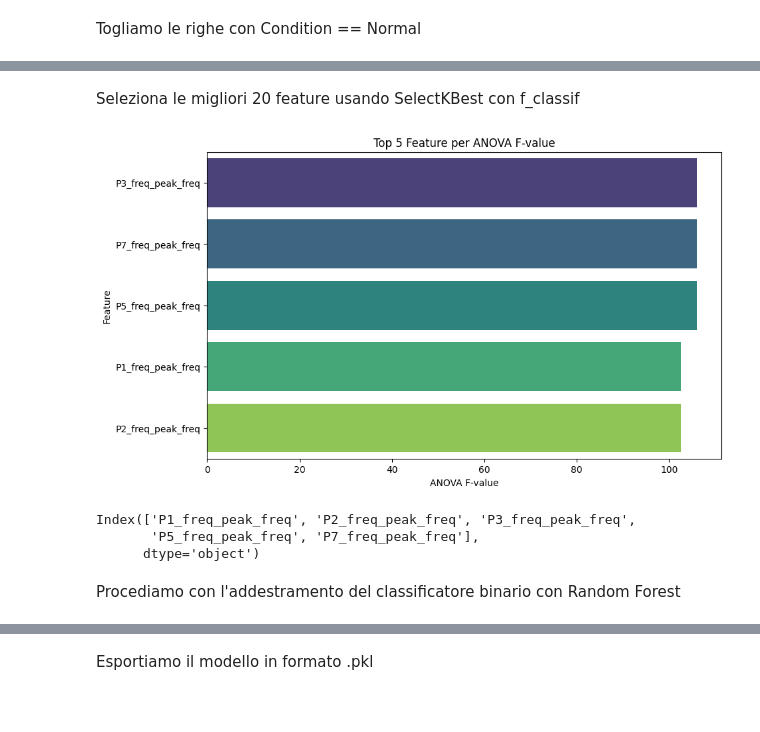
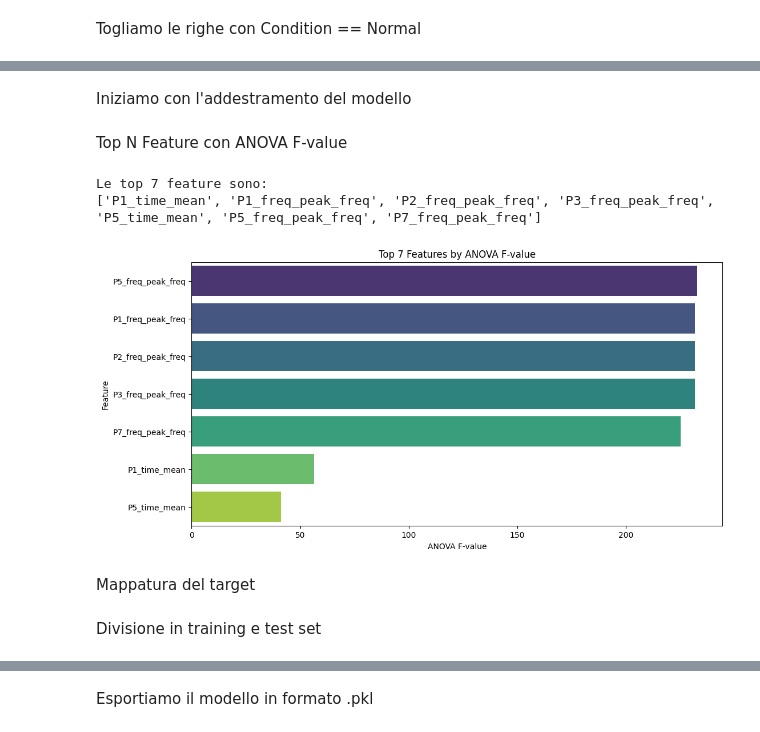
Before and after one commit to enricopierga/C2_PHM_AsiaPacific_2023, a Jupyter notebook: task2/task2.ipynb, the cells around one changed output, grey strips where cells are left out. Saved outputs shown, nothing was run; the diff lists cells and outputs as text; code cells hidden in the pictures; blank space fills up the shorter version.

Commit message:
Task 1 e Task 2 cambiati con introduzione del dataset splittato, Isolation Forest per rintracciare gli outlier (Unknown) e infine Random Forest per classificare le Anomaly dai Fault

```diff
--- a/task2/task2.ipynb
+++ b/task2/task2.ipynb
@@ -239,11 +185,7 @@ df_pca[["Case", "Cluster"]]
 # %%
 path_dataframes = os.path.join("..", "dataset", "dataframes")
-file_path = os.path.join(path_dataframes, "train_data_aggregated.pkl")
+file_path = os.path.join(path_dataframes, "train_data_aggregated_split.pkl")
 
 df_train_aggregated = pd.read_pickle(file_path)
-
-print("Il Dataframe train_data_aggregated.pkl è il seguente:")
-print(df_train_aggregated.head())
-
-print("\nLa dimensione è:", df_train_aggregated.shape)
+df_train_aggregated
 # %% [output]
@@ -269,3 +204,0 @@ Lasciamo solo le colonne che servono
-# %%
-df_train_aggregated = df_train_aggregated.drop(['Spacecraft','SV1', 'SV2', 'SV3', 'SV4', 'BP1', 'BP2', 'BP3', 'BP4', 'BP5', 'BP6', 'BP7', 'BV1'], axis=1)
-df_train_aggregated
@@ -305,42 +318,46 @@ df_train_aggregated
+# %% [markdown]
+Iniziamo con l'addestramento del modello
 # %%
 import pandas as pd
 import numpy as np
 import matplotlib.pyplot as plt
 import seaborn as sns
 
-from sklearn.feature_selection import SelectKBest, f_classif
 from sklearn.model_selection import train_test_split
 from sklearn.ensemble import RandomForestClassifier
 from sklearn.metrics import confusion_matrix, classification_report, accuracy_score
 
-# Supponiamo che df_train_aggregated sia già caricato nel workspace
-# e che contenga la colonna "Condition" (target) e le altre colonne come feature.
-
 # 1. Separazione delle feature e del target
-X = df_train_aggregated.drop(columns=["Condition", "Case"])
-y = df_train_aggregated["Condition"]
+X = df_res.drop(columns=['Condition'])
+y = df_res["Condition"]
-# %% [markdown]
-Seleziona le migliori 20 feature usando SelectKBest con f_classif
+# %% [markdown]
+Top N Feature con ANOVA F-value
 # %%
-selector = SelectKBest(score_func=f_classif, k=5)
+from sklearn.feature_selection import SelectKBest, f_classif
+
+n = 7  # Numero di feature da selezionare
+selector = SelectKBest(score_func=f_classif, k=n)
 X_selected = selector.fit_transform(X, y)
 selected_features = X.columns[selector.get_support()]
+print("Le top {} feature sono:".format(n))
+print(selected_features.tolist())
 
-# Creiamo una Series con tutti gli F-value
-f_values_all = pd.Series(selector.scores_, index=X.columns)
-# Estraiamo solo quelli delle feature selezionate e li ordiniamo in ordine decrescente
-f_values_top5 = f_values_all[selected_features].sort_values(ascending=False)
+# 3. Visualizzazione degli F-value delle top n feature tramite istogramma
+# Creiamo una Series con gli F-value per tutte le feature
+f_scores = pd.Series(selector.scores_, index=X.columns)
 
-plt.figure(figsize=(10,6))
-sns.barplot(x=f_values_top5.values, y=f_values_top5.index, hue=f_values_top5.index, palette='viridis', dodge=False)
+# Estraiamo gli F-value solo delle feature selezionate e li ordiniamo in ordine decrescente
+topn_f_scores = f_scores[selected_features].sort_values(ascending=False)
+
+plt.figure(figsize=(12,6))
+ax = sns.barplot(x=topn_f_scores.values, y=topn_f_scores.index, hue=topn_f_scores.index, palette='viridis', dodge=False)
 plt.xlabel("ANOVA F-value")
 plt.ylabel("Feature")
-plt.title("Top 5 Feature per ANOVA F-value")
+plt.title("Top {} Features by ANOVA F-value".format(n))
 plt.show()
 # %% [output]
+Le top 7 feature sono:
+['P1_time_mean', 'P1_freq_peak_freq', 'P2_freq_peak_freq', 'P3_freq_peak_freq', 'P5_time_mean', 'P5_freq_peak_freq', 'P7_freq_peak_freq']
-[figure, old version]
+[figure, new version]
-Index(['P1_freq_peak_freq', 'P2_freq_peak_freq', 'P3_freq_peak_freq',
-       'P5_freq_peak_freq', 'P7_freq_peak_freq'],
-      dtype='object')
-# %% [markdown]
-Procediamo con l'addestramento del classificatore binario con Random Forest
+# %% [markdown]
+Mappatura del target
@@ -346,0 +366,2 @@ Procediamo con l'addestramento del classificatore binario con Random Forest
+# %% [markdown]
+Divisione in training e test set
```
Also changed, not shown: parts of 50 cells of this notebook, 14 other files.
